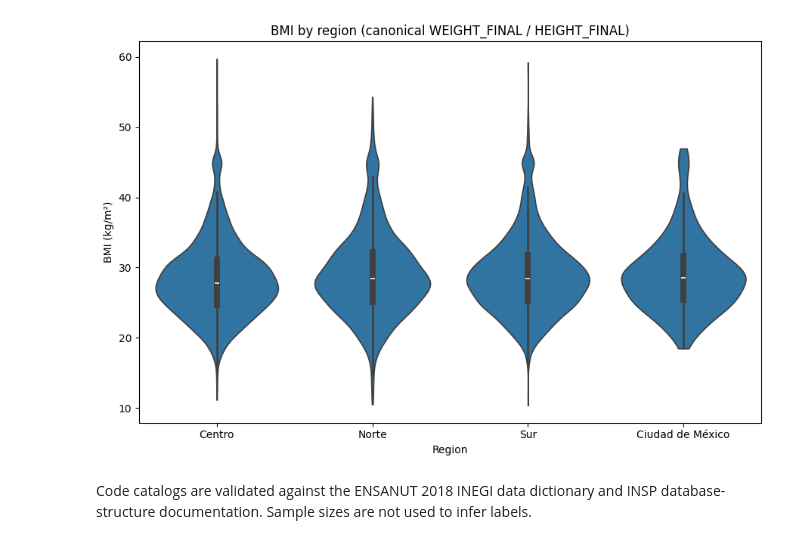
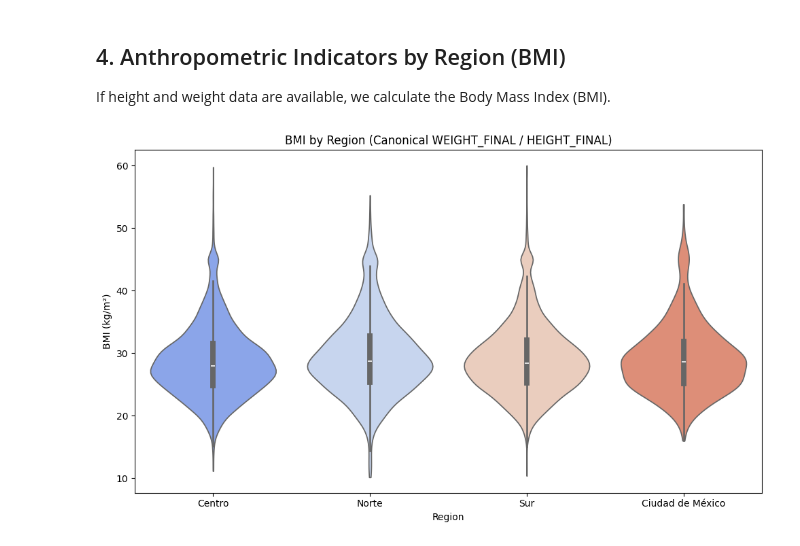
Before and after one commit to edgar-ramirez-uabc/papers, a Jupyter notebook: ensanut/2018/supervised/notebooks/2-exploratory-data-analysis.ipynb, the cells around one changed output. Drawn from its saved outputs; the diff is of its cells as text; code cells hidden in the pictures.

```diff
--- a/ensanut/2018/supervised/notebooks/2-exploratory-data-analysis.ipynb
+++ b/ensanut/2018/supervised/notebooks/2-exploratory-data-analysis.ipynb
@@ -3,0 +42,16 @@ Canonical anthropometry, documented code validation, and weighted descriptive su
+# %%
+# 1. Filter adults >= 20 years old
+initial_shape = df.shape[0]
+df = df[df["EDAD"] >= 20].copy()
+
+# 2. Exclude pregnant individuals (P8_9 == 1 means Currently pregnant)
+if "P8_9" in df.columns:
+    women = df["SEXO"] == 2
+    preg_missing = df.loc[women, "P8_9"].isna().mean()
+    print(f"Pregnancy missing rate among women: {preg_missing:.1%}")
+    df = df[~((df["SEXO"] == 2) & (df["P8_9"] == 1))].copy()
+
+final_shape = df.shape[0]
+print(f"Original records: {initial_shape:,}")
+print(f"Records after age (>=20) and pregnancy exclusion: {final_shape:,}")
+print(f"Excluded: {initial_shape - final_shape:,} records")
@@ -125,17 +142,28 @@ Weight: FACTOR
+# %% [markdown]
+## 4. Anthropometric Indicators by Region (BMI)
+
+If height and weight data are available, we calculate the Body Mass Index (BMI).
 # %%
-plot_df = df.dropna(subset=['BMI', 'Region_Name']).copy()
+# Canonical BMI from final universal weight and height variables
+df["BMI"] = df["WEIGHT_FINAL"] / ((df["HEIGHT_FINAL"] / 100) ** 2)
 
-if plot_df.empty:
-    raise ValueError('No valid observations remain for the BMI plot.')
+# Clinical range validation
+valid_bmi = (
+    df["BMI"].between(10, 60)
+    & df["HEIGHT_FINAL"].between(100, 250)
+    & df["WEIGHT_FINAL"].between(25, 250)
+)
+df.loc[~valid_bmi, "BMI"] = np.nan
 
-plt.figure(figsize=(9, 6))
-sns.violinplot(data=plot_df, x='Region_Name', y='BMI', cut=0)
-plt.title('BMI by region (canonical WEIGHT_FINAL / HEIGHT_FINAL)')
-plt.xlabel('Region')
-plt.ylabel('BMI (kg/m²)')
+plot_df = df.dropna(subset=["BMI", "Region_Name"]).copy()
+
+plt.figure(figsize=(10, 6))
+sns.violinplot(data=plot_df, x="Region_Name", y="BMI", hue="Region_Name", palette="coolwarm", legend=False, cut=0)
+plt.title("BMI by Region (Canonical WEIGHT_FINAL / HEIGHT_FINAL)")
+plt.xlabel("Region")
+plt.ylabel("BMI (kg/m²)")
 plt.tight_layout()
+plt.savefig(RESULTS_DIR / "eda_bmi_region.png")
 plt.show()
 # %% [output]
-[figure, old version]
+[figure, new version]
-# %% [markdown]
-Code catalogs are validated against the ENSANUT 2018 INEGI data dictionary and INSP database-structure documentation. Sample sizes are not used to infer labels.
```
Also changed, not shown: parts of 20 cells of this notebook, 13 other files.
